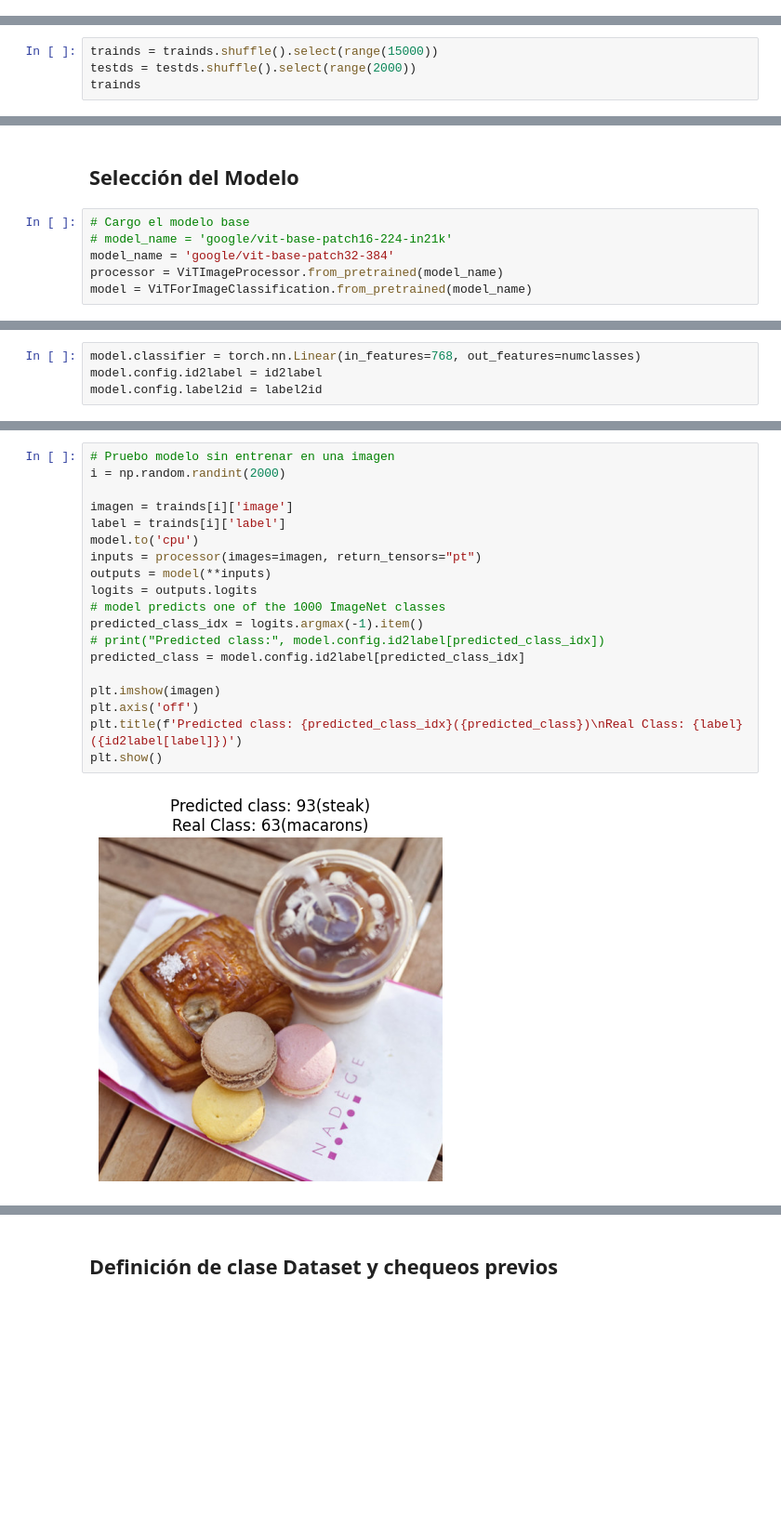
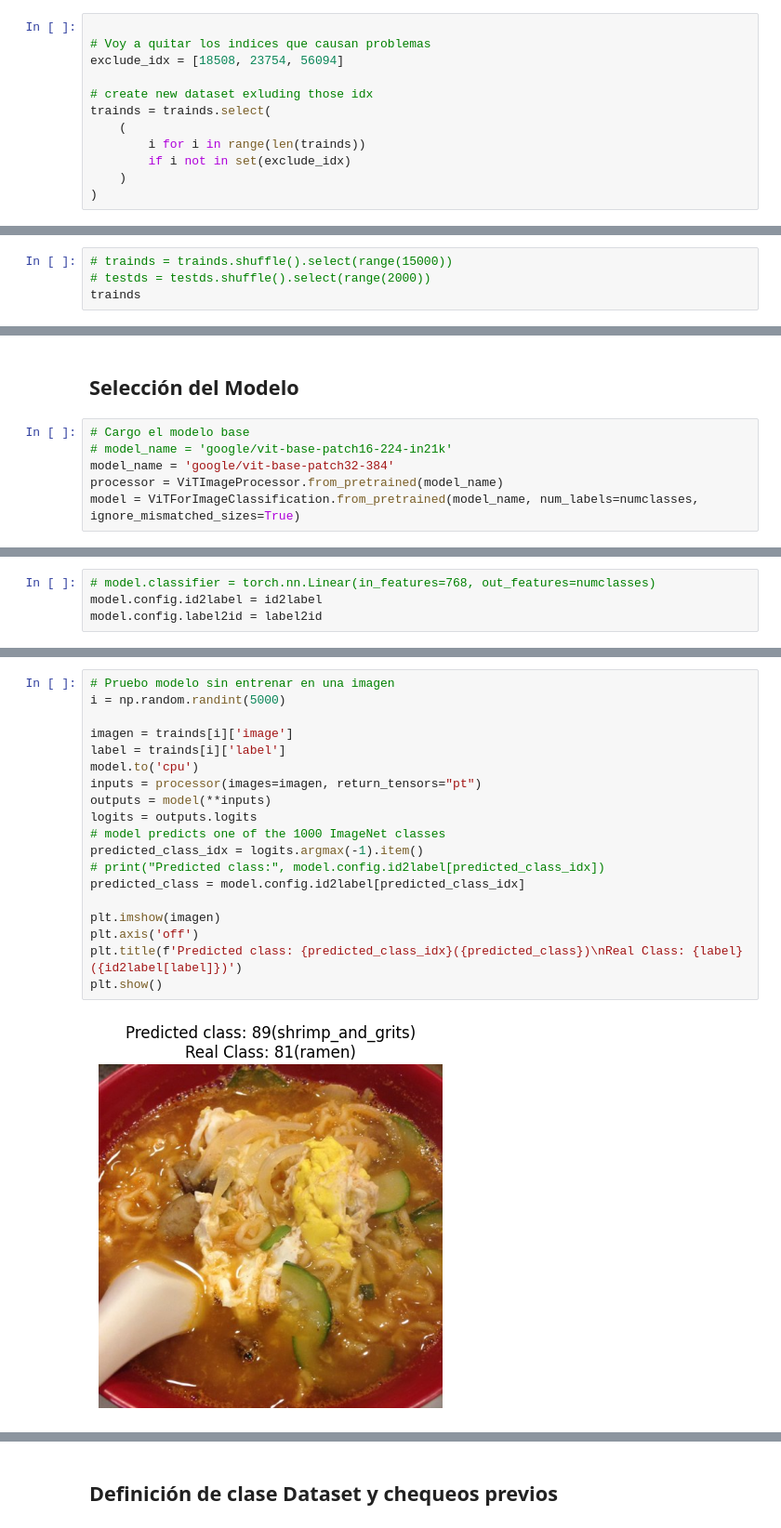
Before and after one commit to wpradamancilla/CEIA-ViT, a Jupyter notebook: TPFinal/TPFinal.ipynb, the cells around one changed output, grey strips where cells are left out. Shown at 93% size. Drawn from its saved outputs; the diff is of its cells as text; blank space fills up the shorter version.

```diff
--- a/TPFinal/TPFinal.ipynb
+++ b/TPFinal/TPFinal.ipynb
@@ -66,0 +145,12 @@ PIL.Image.Image
+# %%
+
+# Voy a quitar los indices que causan problemas
+exclude_idx = [18508, 23754, 56094]
+
+# create new dataset exluding those idx
+trainds = trainds.select(
+    (
+        i for i in range(len(trainds))
+        if i not in set(exclude_idx)
+    )
+)
@@ -67,6 +159,6 @@ PIL.Image.Image
 # %%
-trainds = trainds.shuffle().select(range(15000))
-testds = testds.shuffle().select(range(2000))
+# trainds = trainds.shuffle().select(range(15000))
+# testds = testds.shuffle().select(range(2000))
 trainds
 # %% [output]
 Dataset({
@@ -101,5 +193,5 @@ plt.show()
 # model_name = 'google/vit-base-patch16-224-in21k'
 model_name = 'google/vit-base-patch32-384'
 processor = ViTImageProcessor.from_pretrained(model_name)
-model = ViTForImageClassification.from_pretrained(model_name)
+model = ViTForImageClassification.from_pretrained(model_name, num_labels=numclasses, ignore_mismatched_sizes=True)
 # %% [output]
@@ -123,4 +202,4 @@ If your task is similar to the task the model of the checkpoint was trained on,
 # %%
-model.classifier = torch.nn.Linear(in_features=768, out_features=numclasses)
+# model.classifier = torch.nn.Linear(in_features=768, out_features=numclasses)
 model.config.id2label = id2label
 model.config.label2id = label2id
@@ -127,21 +210,21 @@ model.config.label2id = label2id
 # %%
 # Pruebo modelo sin entrenar en una imagen
-i = np.random.randint(2000)
+i = np.random.randint(5000)
 
 imagen = trainds[i]['image']
 label = trainds[i]['label']
 model.to('cpu')
 inputs = processor(images=imagen, return_tensors="pt")
 outputs = model(**inputs)
 logits = outputs.logits
 # model predicts one of the 1000 ImageNet classes
 predicted_class_idx = logits.argmax(-1).item()
 # print("Predicted class:", model.config.id2label[predicted_class_idx])
 predicted_class = model.config.id2label[predicted_class_idx]
 
 plt.imshow(imagen)
 plt.axis('off')
 plt.title(f'Predicted class: {predicted_class_idx}({predicted_class})\nReal Class: {label}({id2label[label]})')
 plt.show()
 # %% [output]
-[figure, old version]
+[figure, new version]
```
Also changed, not shown: parts of 31 cells of this notebook.
